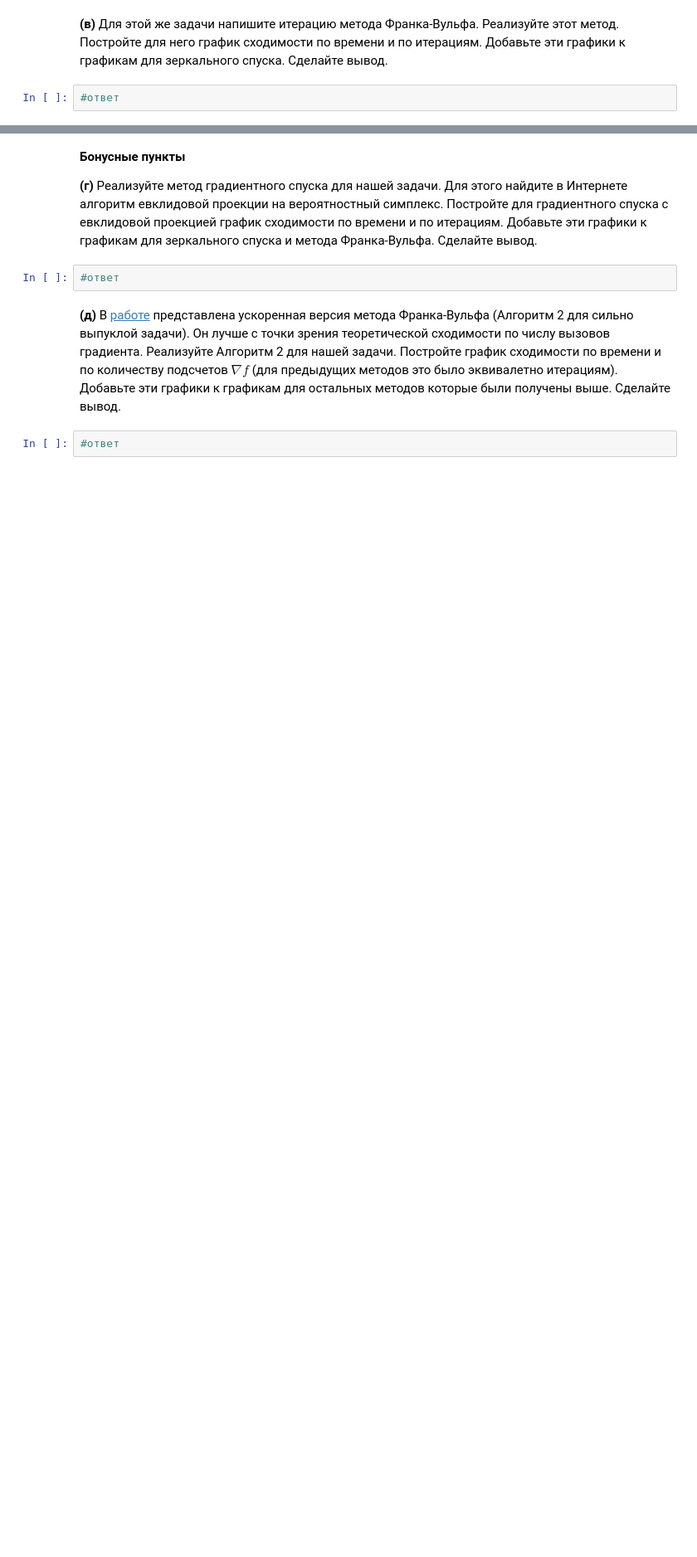
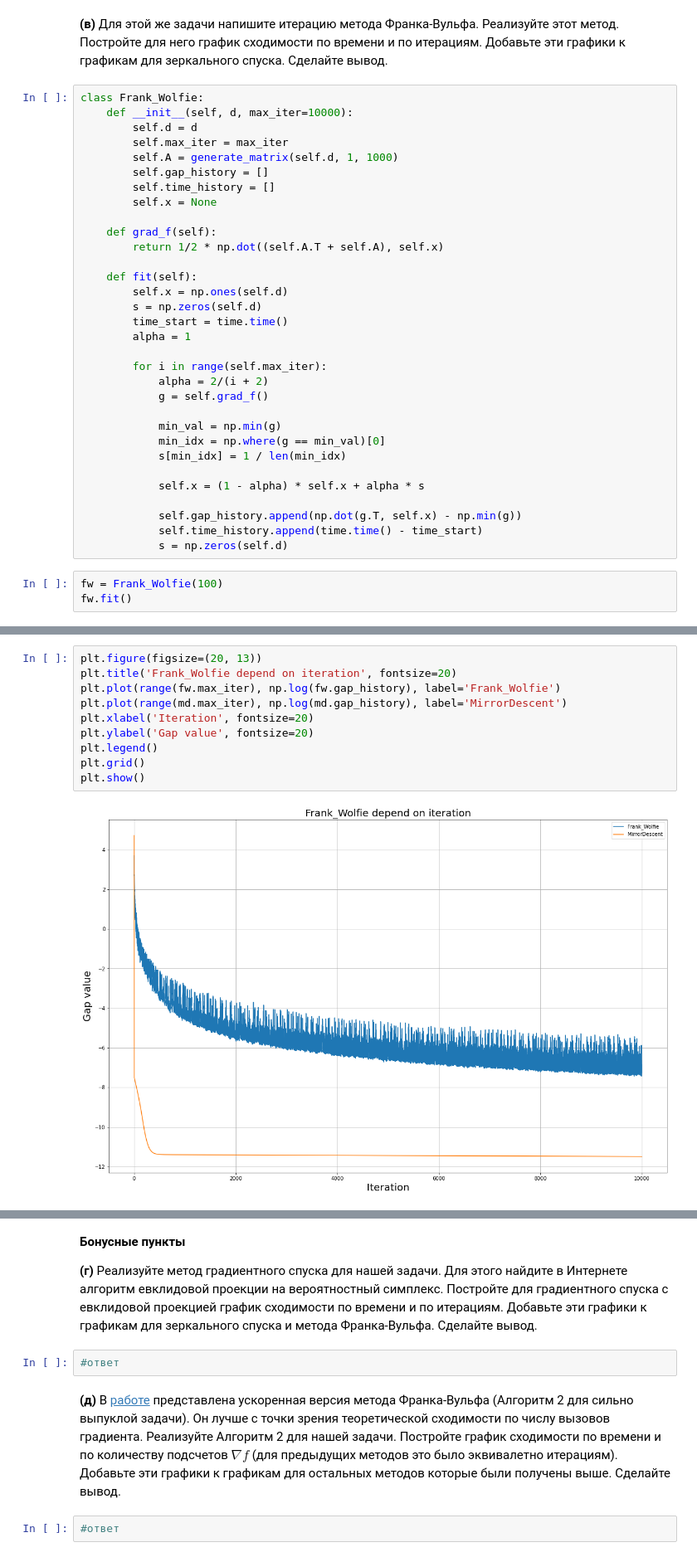
Before and after one commit to HAshIRa7/Optimization-methods, a Jupyter notebook: Optimization_HW_4.ipynb, the cells around one changed output, grey strips where cells are left out. Shown at 83% size. Cells and saved outputs as stored; diff of their text form; blank space fills up the shorter version.

```diff
--- a/Optimization_HW_4.ipynb
+++ b/Optimization_HW_4.ipynb
@@ -141,4 +140,37 @@ plt.show()
 # %% [markdown]
 __(в)__ Для этой же задачи напишите итерацию метода Франка-Вульфа. Реализуйте этот метод. Постройте для него график сходимости по времени и по итерациям. Добавьте эти графики к графикам для зеркального спуска. Сделайте вывод.
 # %%
-#ответ
+class Frank_Wolfie:
+    def __init__(self, d, max_iter=10000):
+        self.d = d
+        self.max_iter = max_iter
+        self.A = generate_matrix(self.d, 1, 1000)
+        self.gap_history = []
+        self.time_history = []
+        self.x = None
+
+    def grad_f(self):
+        return 1/2 * np.dot((self.A.T + self.A), self.x)
+
+    def fit(self):
+        self.x = np.ones(self.d)
+        s = np.zeros(self.d)
+        time_start = time.time()
+        alpha = 1
+
+        for i in range(self.max_iter):
+            alpha = 2/(i + 2)
+            g = self.grad_f()
+
+            min_val = np.min(g)
+            min_idx = np.where(g == min_val)[0]
+            s[min_idx] = 1 / len(min_idx)
+
+            self.x = (1 - alpha) * self.x + alpha * s
+
+            self.gap_history.append(np.dot(g.T, self.x) - np.min(g))
+            self.time_history.append(time.time() - time_start)
+            s = np.zeros(self.d)
+# %%
+fw = Frank_Wolfie(100)
+fw.fit()
@@ -144,0 +180,12 @@ __(в)__ Для этой же задачи напишите итерацию м
+# %%
+plt.figure(figsize=(20, 13))
+plt.title('Frank_Wolfie depend on iteration', fontsize=20)
+plt.plot(range(fw.max_iter), np.log(fw.gap_history), label='Frank_Wolfie')
+plt.plot(range(md.max_iter), np.log(md.gap_history), label='MirrorDescent')
+plt.xlabel('Iteration', fontsize=20)
+plt.ylabel('Gap value', fontsize=20)
+plt.legend()
+plt.grid()
+plt.show()
+# %% [output]
+[figure, added]
```
Also changed, not shown: parts of 12 cells of this notebook.
